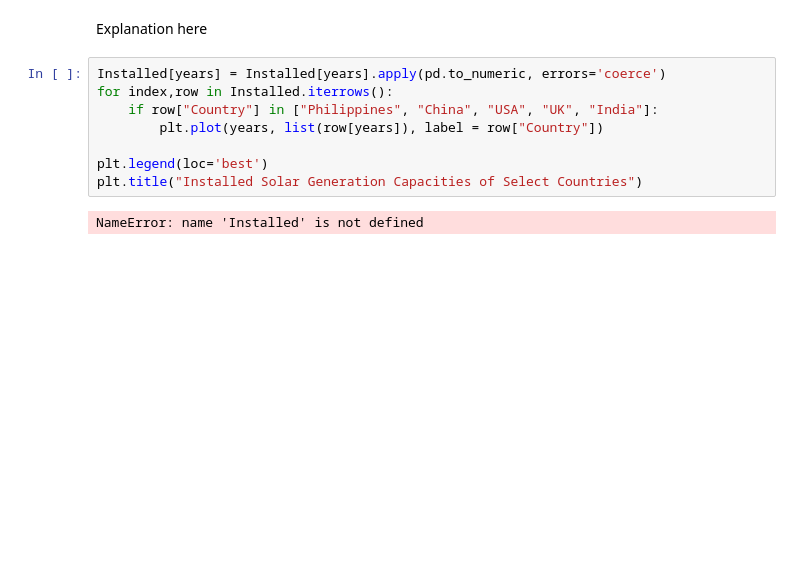
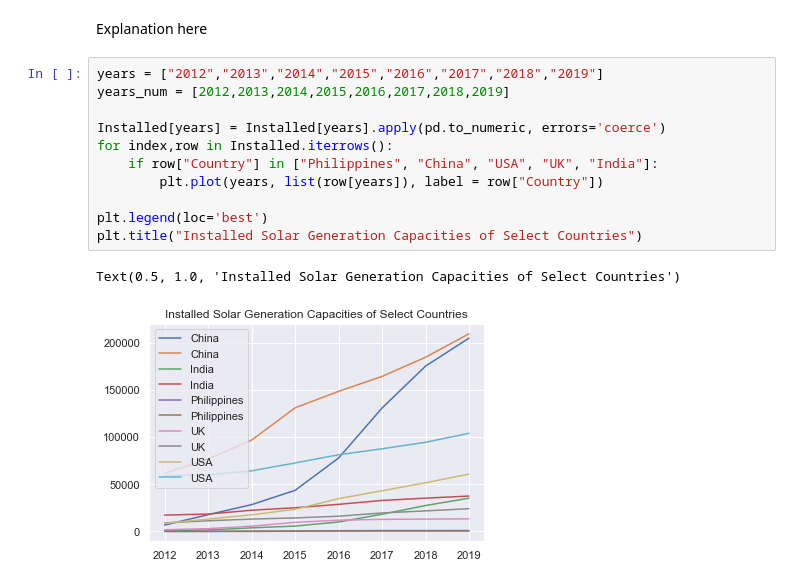
Before and after one commit to RaynorChavez/Solar-Wind-Energy-Analysis-Philippines, a Jupyter notebook: [Final] Philippines Solar and Wind Power Analysis.ipynb, the cells around one changed output. Drawn from its saved outputs; the diff is of its cells as text; blank space fills up the shorter version.

```diff
--- a/[Final] Philippines Solar and Wind Power Analysis.ipynb
+++ b/[Final] Philippines Solar and Wind Power Analysis.ipynb
@@ -370,15 +396,19 @@ World Solar Power Capacity MW Installed per year
 # %% [markdown]
 Explanation here
 # %%
+years = ["2012","2013","2014","2015","2016","2017","2018","2019"]
+years_num = [2012,2013,2014,2015,2016,2017,2018,2019]
+
 Installed[years] = Installed[years].apply(pd.to_numeric, errors='coerce')
 for index,row in Installed.iterrows():
     if row["Country"] in ["Philippines", "China", "USA", "UK", "India"]:
         plt.plot(years, list(row[years]), label = row["Country"])
 
 plt.legend(loc='best')
 plt.title("Installed Solar Generation Capacities of Select Countries")
 # %% [output]
-NameError: name 'Installed' is not defined
+Text(0.5, 1.0, 'Installed Solar Generation Capacities of Select Countries')
+[figure, added]
 # %%
 # 2D Plots with KNN
 sns.set(style = "darkgrid")
```
Also changed, not shown: parts of 7 cells of this notebook, 1 other file.
